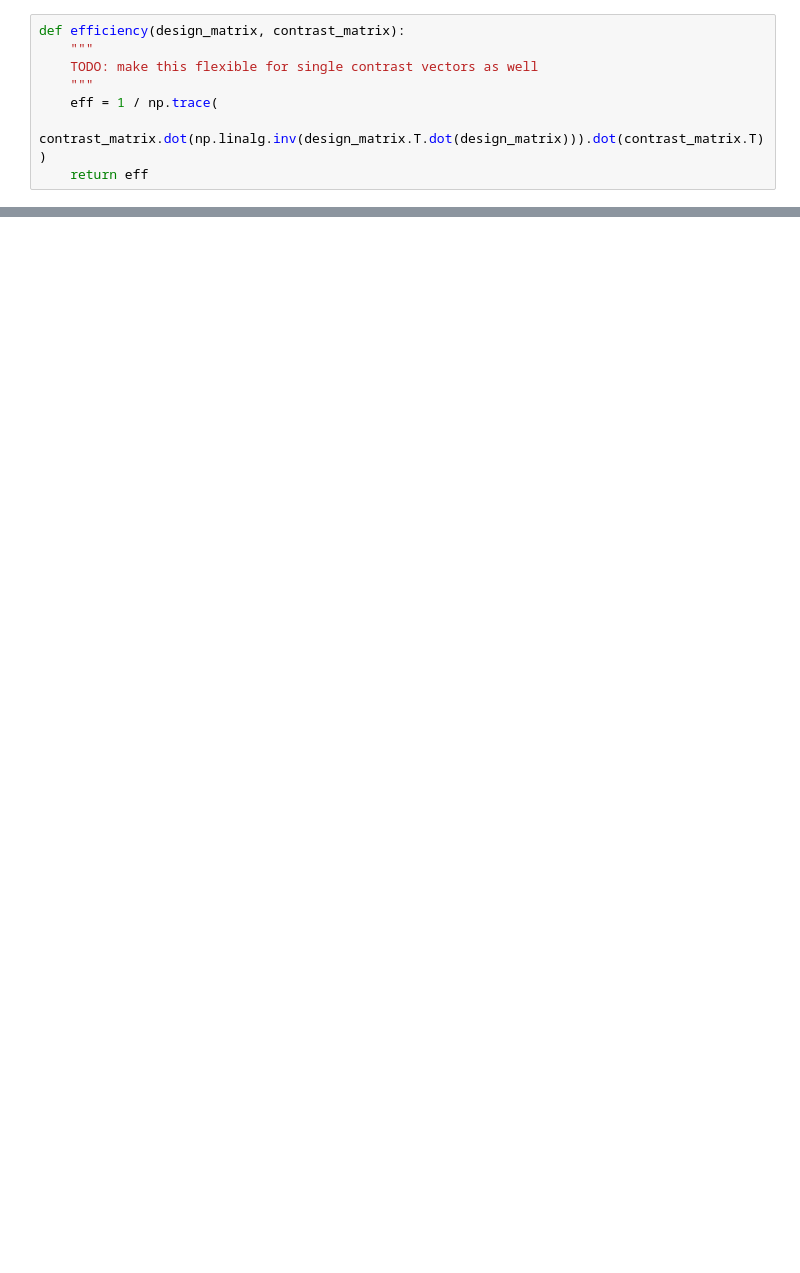
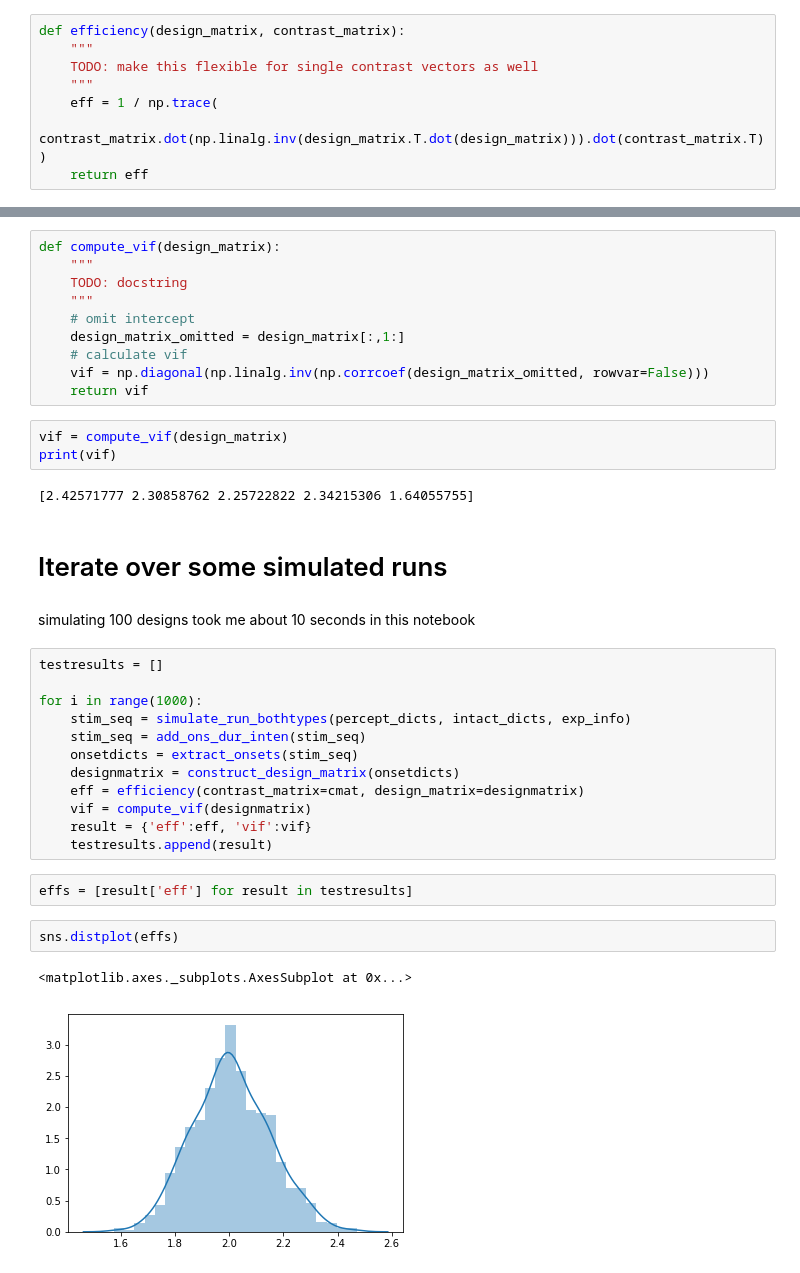
Before and after one commit to oliver-contier/ri_hmax, a Jupyter notebook: experiments/RI_objects_RSA/glm_design_opt/explore_eff_calculation.ipynb, the cells around one changed output, grey strips where cells are left out. Cells and saved outputs as stored; diff of their text form; blank space fills up the shorter version.

Commit message:
calculation of efficiency and vif for 1000 designs succeeded. next up: vary jitter and see if we can even improve

```diff
--- a/experiments/RI_objects_RSA/glm_design_opt/explore_eff_calculation.ipynb
+++ b/experiments/RI_objects_RSA/glm_design_opt/explore_eff_calculation.ipynb
@@ -921,0 +901,38 @@ efficiency(design_matrix, cmat)
+# %%
+def compute_vif(design_matrix):
+    """
+    TODO: docstring
+    """
+    # omit intercept
+    design_matrix_omitted = design_matrix[:,1:]
+    # calculate vif
+    vif = np.diagonal(np.linalg.inv(np.corrcoef(design_matrix_omitted, rowvar=False)))
+    return vif
+# %%
+vif = compute_vif(design_matrix)
+print(vif)
+# %% [output]
+[2.42571777 2.30858762 2.25722822 2.34215306 1.64055755]
+# %% [markdown]
+# Iterate over some simulated runs
+# %% [markdown]
+simulating 100 designs took me about 10 seconds in this notebook
+# %%
+testresults = []
+
+for i in range(1000):
+    stim_seq = simulate_run_bothtypes(percept_dicts, intact_dicts, exp_info)
+    stim_seq = add_ons_dur_inten(stim_seq)
+    onsetdicts = extract_onsets(stim_seq)
+    designmatrix = construct_design_matrix(onsetdicts)
+    eff = efficiency(contrast_matrix=cmat, design_matrix=designmatrix)
+    vif = compute_vif(designmatrix)
+    result = {'eff':eff, 'vif':vif}
+    testresults.append(result)
+# %%
+effs = [result['eff'] for result in testresults]
+# %%
+sns.distplot(effs)
+# %% [output]
+<matplotlib.axes._subplots.AxesSubplot at 0x...>
+[figure, added]
```
Also changed, not shown: parts of 11 cells of this notebook.
